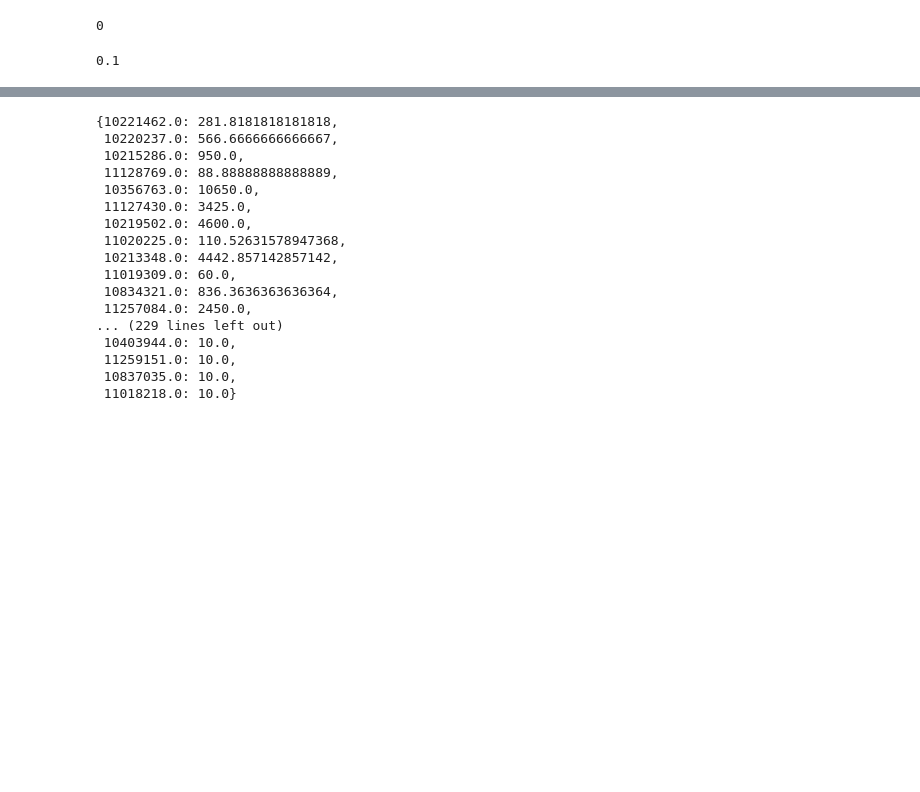
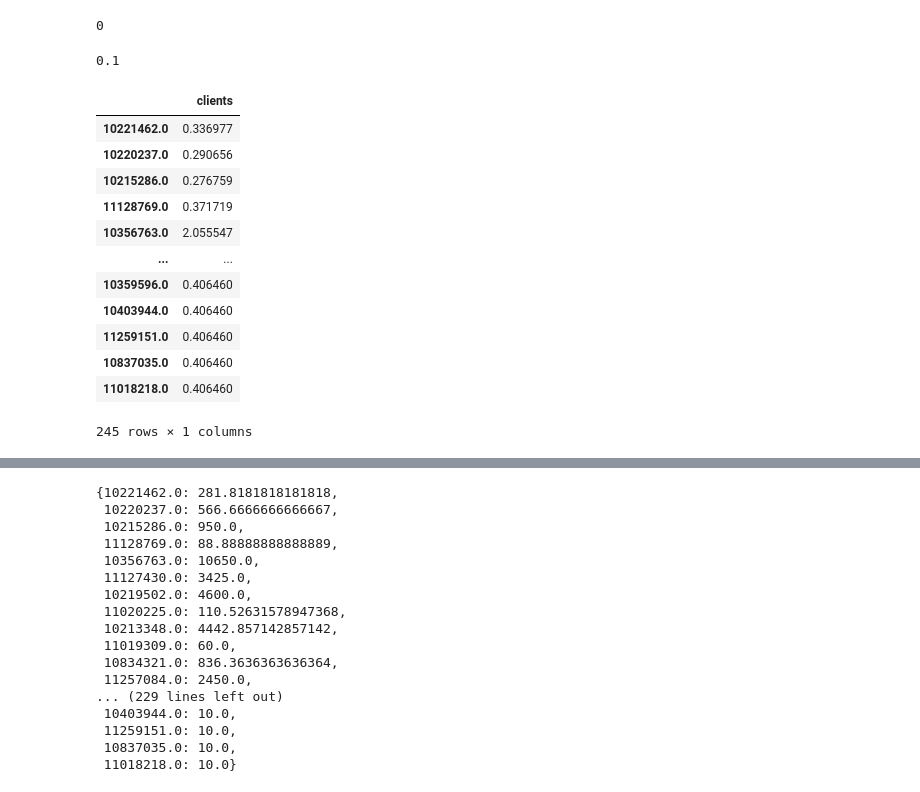
Before and after one commit to arturabgaryan/ML-marketing, a Jupyter notebook: HybridRecommender/DiscountCoef.ipynb, the cells around one changed output, grey strips where cells are left out. Cells and saved outputs as stored; diff of their text form; code cells hidden in the pictures; blank space fills up the shorter version.

```diff
--- a/HybridRecommender/DiscountCoef.ipynb
+++ b/HybridRecommender/DiscountCoef.ipynb
@@ -54,5 +77,26 @@ def discountCoef(id):
-# %%
-discountCoef(10356763.0)
-# %% [output]
-0
-0.1
+# %%
+def standart(coef):
+    coef = (coef - coef.mean())/coef.std()
+# %% [output]
+0
+0.1
+# %%
+dataset = pd.DataFrame(visits.values(),index=visits.keys(),columns = ['clients'])
+# %%
+dataset['clients'] = abs((dataset['clients'] - dataset['clients'].mean())/dataset['clients'].std())
+# %%
+dataset
+# %% [output]
+|  | clients |
+| 10221462.0 | 0.336977 |
+| 10220237.0 | 0.290656 |
+| 10215286.0 | 0.276759 |
+| 11128769.0 | 0.371719 |
+| 10356763.0 | 2.055547 |
+| ... | ... |
+| 10359596.0 | 0.406460 |
+| 10403944.0 | 0.406460 |
+| 11259151.0 | 0.406460 |
+| 10837035.0 | 0.406460 |
+| 11018218.0 | 0.406460 |
+245 rows × 1 columns
```
Also changed, not shown: parts of 9 cells of this notebook.
